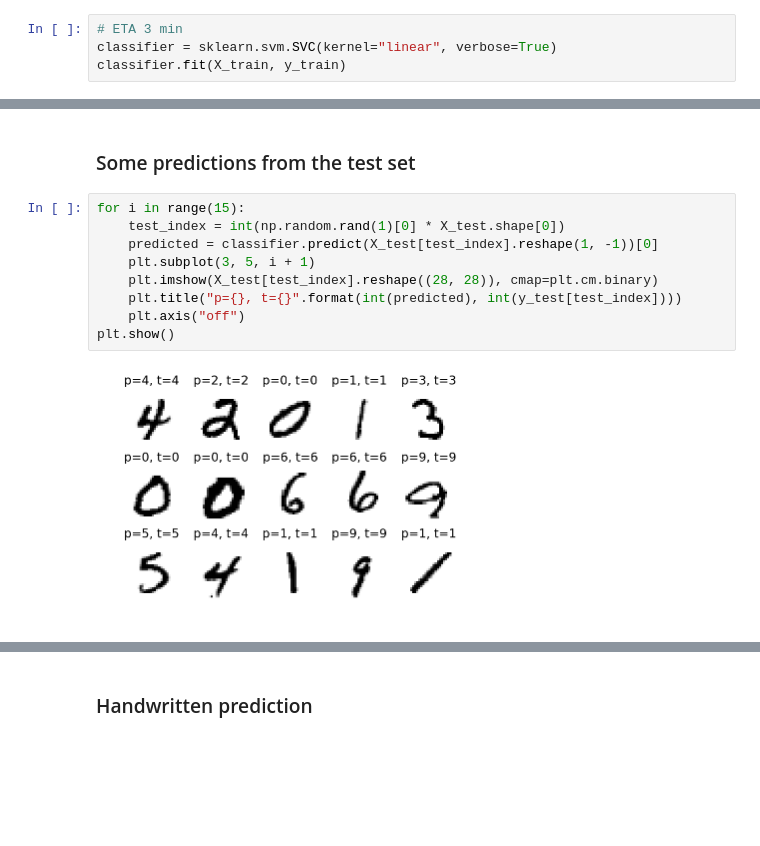
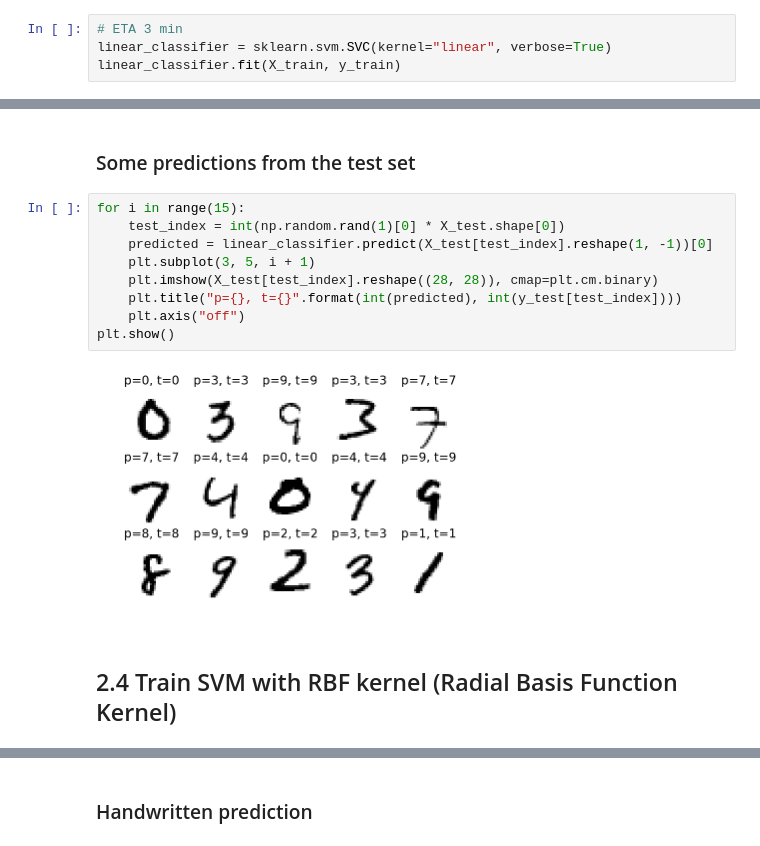
Before and after one commit to NIPE-SYSTEMS/support-vector-machine, a Jupyter notebook: Support Vector Machine.ipynb, the cells around one changed output, grey strips where cells are left out. Drawn from its saved outputs; the diff is of its cells as text; blank space fills up the shorter version.

```diff
--- a/Support Vector Machine.ipynb
+++ b/Support Vector Machine.ipynb
@@ -335,8 +381,8 @@ X_train.shape, X_test.shape, y_train.shape, y_test.shape
 ## 2.3 Train SVM with linear kernel (no kernel)
 # %%
 # ETA 3 min
-classifier = sklearn.svm.SVC(kernel="linear", verbose=True)
-classifier.fit(X_train, y_train)
+linear_classifier = sklearn.svm.SVC(kernel="linear", verbose=True)
+linear_classifier.fit(X_train, y_train)
 # %% [output]
 [LibSVM]
 SVC(C=1.0, cache_size=200, class_weight=None, coef0=0.0,
@@ -353,11 +399,13 @@ classifier.score(X_test, y_test)
 # %%
 for i in range(15):
     test_index = int(np.random.rand(1)[0] * X_test.shape[0])
-    predicted = classifier.predict(X_test[test_index].reshape(1, -1))[0]
+    predicted = linear_classifier.predict(X_test[test_index].reshape(1, -1))[0]
     plt.subplot(3, 5, i + 1)
     plt.imshow(X_test[test_index].reshape((28, 28)), cmap=plt.cm.binary)
     plt.title("p={}, t={}".format(int(predicted), int(y_test[test_index])))
     plt.axis("off")
 plt.show()
 # %% [output]
-[figure, old version]
+[figure, new version]
+# %% [markdown]
+## 2.4 Train SVM with RBF kernel (Radial Basis Function Kernel)
```
Also changed, not shown: parts of 34 cells of this notebook.
